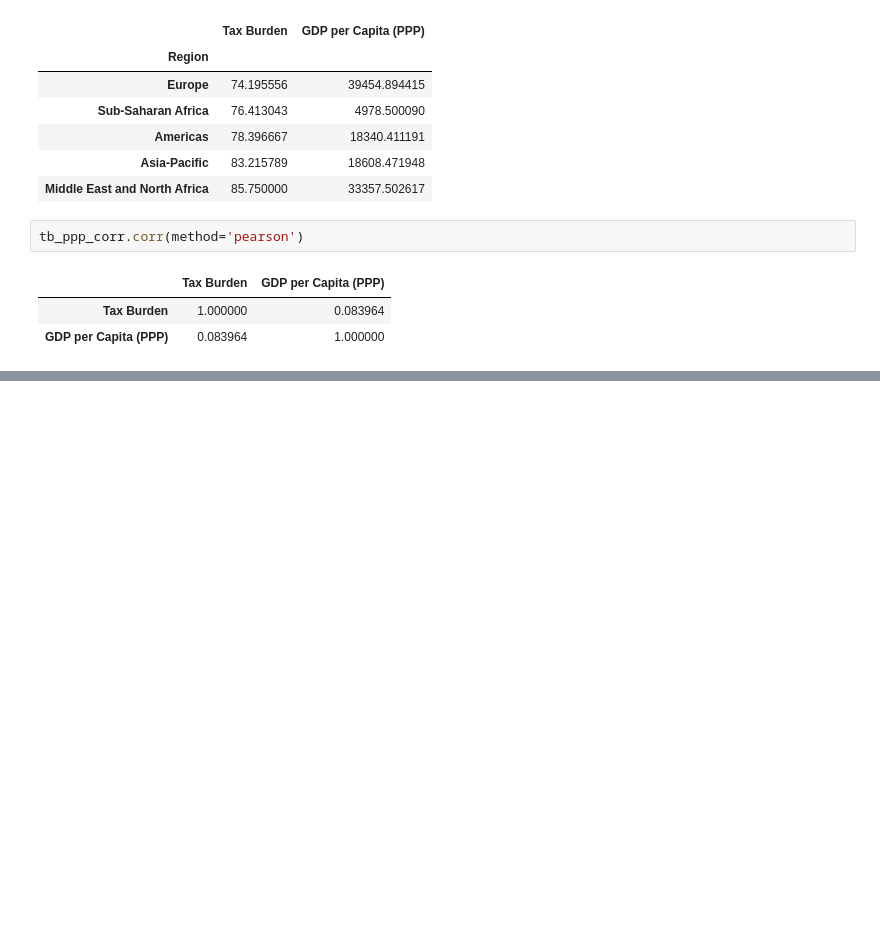
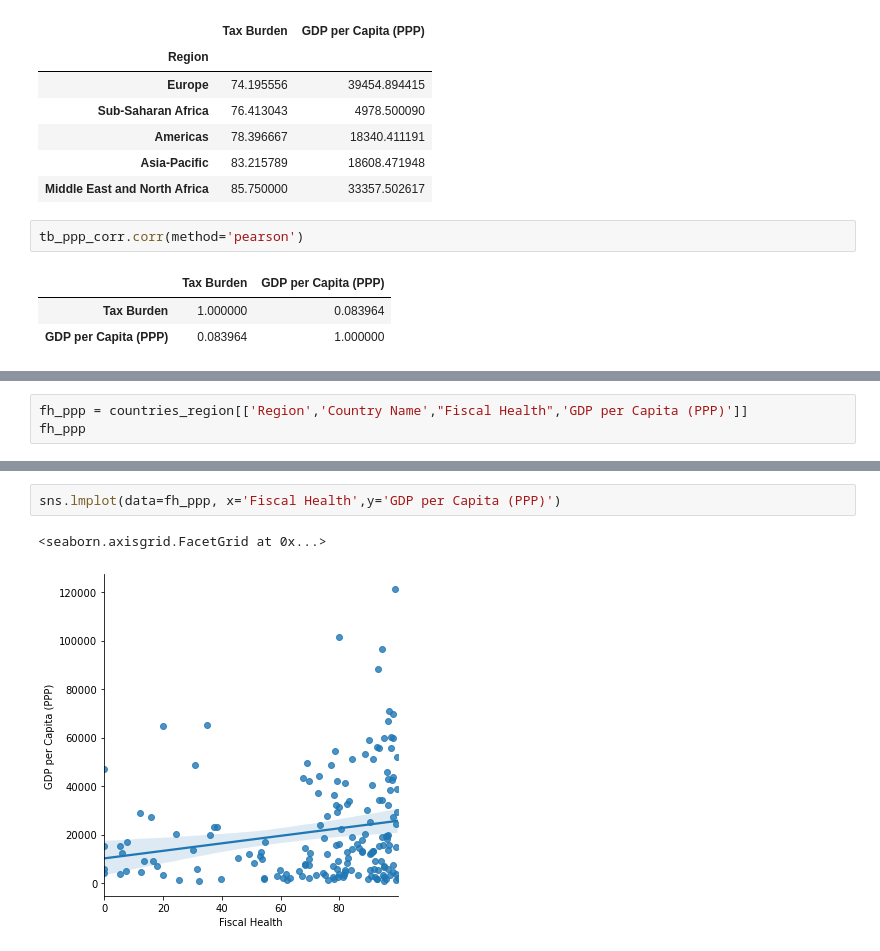
Before and after one commit to IgorComune/HeritageFoundation, a Jupyter notebook: Heritage Foundation Index.ipynb, the cells around one changed output, grey strips where cells are left out. Cells and saved outputs as stored; diff of their text form; blank space fills up the shorter version.

```diff
--- a/Heritage Foundation Index.ipynb
+++ b/Heritage Foundation Index.ipynb
@@ -826,0 +840,3 @@ countries_region.shape
+# %%
+fh_ppp = countries_region[['Region','Country Name',"Fiscal Health",'GDP per Capita (PPP)']]
+fh_ppp
@@ -826,0 +857,5 @@ countries_region.shape
+# %%
+sns.lmplot(data=fh_ppp, x='Fiscal Health',y='GDP per Capita (PPP)')
+# %% [output]
+<seaborn.axisgrid.FacetGrid at 0x...>
+[figure, added]
```
Also changed, not shown: parts of 58 cells of this notebook.
